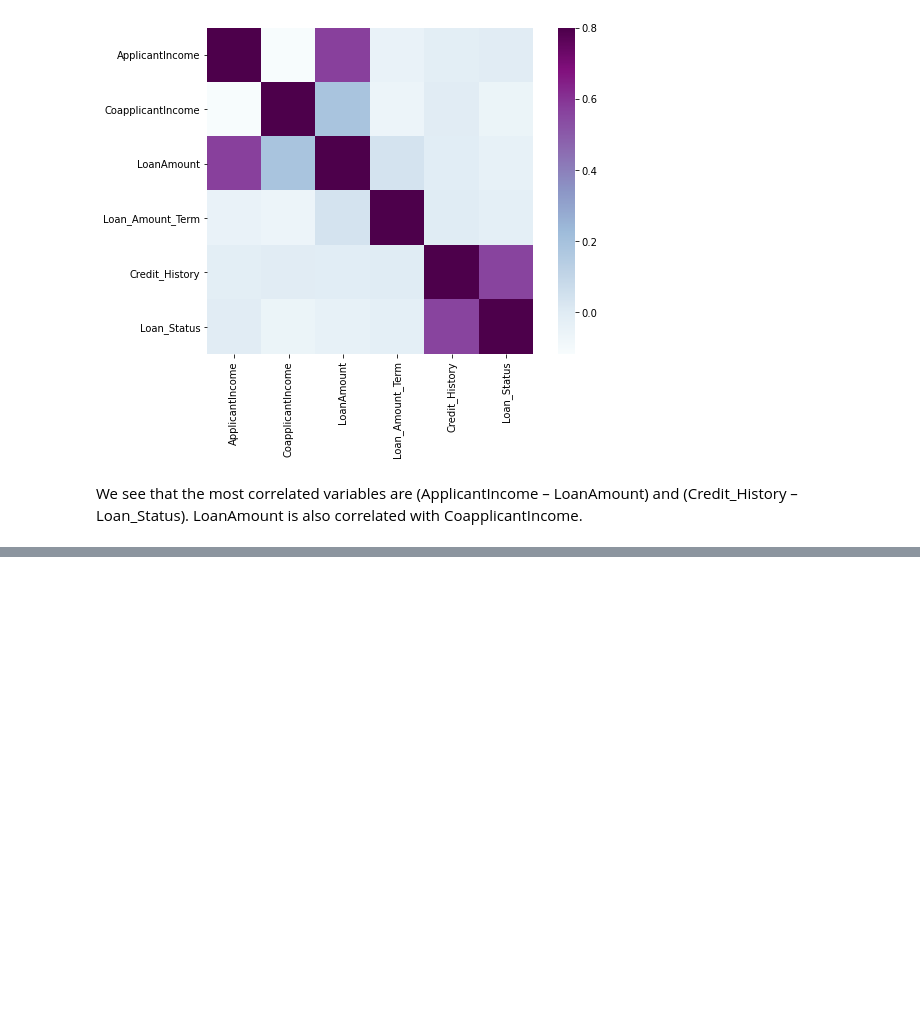
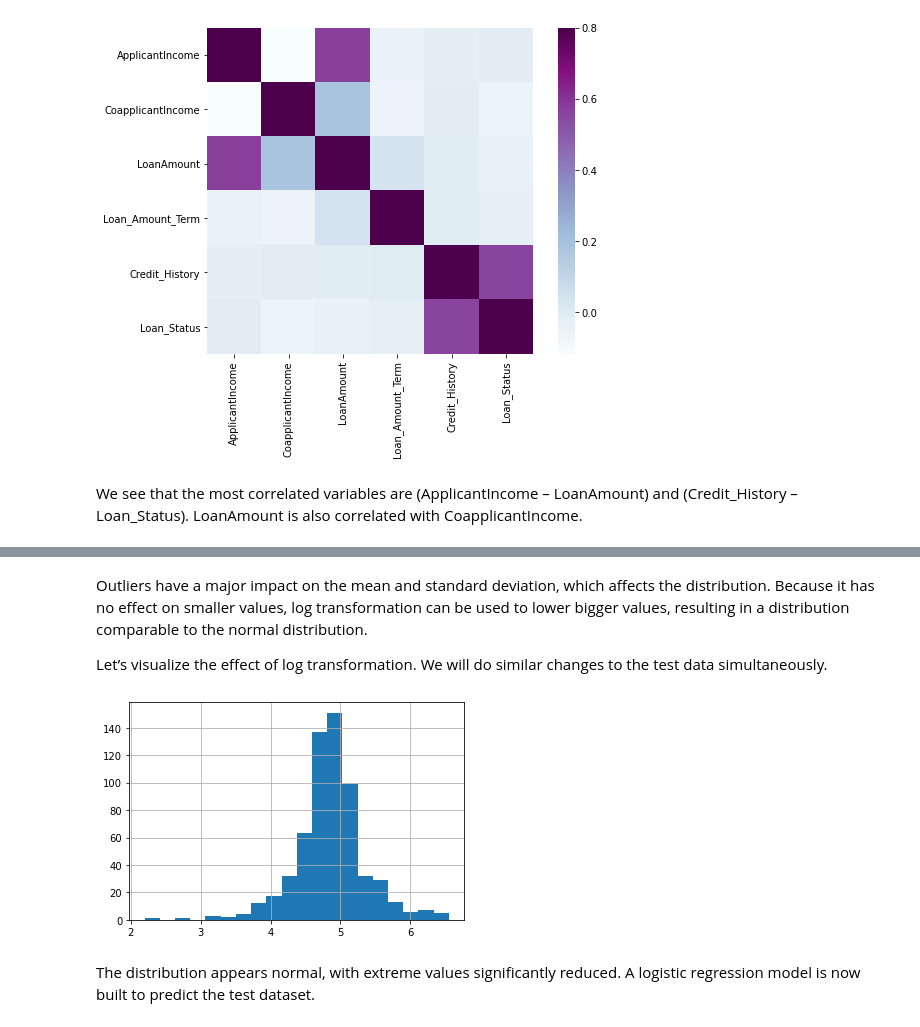
Before and after one commit to omulei/Automated-Loan-Eligibility-Prediction, a Jupyter notebook: Loan Approval Prediction using Machine Learning.ipynb, the cells around one changed output, grey strips where cells are left out. Drawn from its saved outputs; the diff is of its cells as text; code cells hidden in the pictures; blank space fills up the shorter version.

```diff
--- a/Loan Approval Prediction using Machine Learning.ipynb
+++ b/Loan Approval Prediction using Machine Learning.ipynb
@@ -449 +537,8 @@ We see that the most correlated variables are (ApplicantIncome – LoanAmount) a
+# %%
+test['Gender'].fillna(train['Gender'].mode()[0], inplace=True)
+test['Dependents'].fillna(train['Dependents'].mode()[0], inplace=True)
+test['Self_Employed'].fillna(train['Self_Employed'].mode()[0], inplace=True)
+test['Credit_History'].fillna(train['Credit_History'].mode()[0], inplace=True)
+test['Loan_Amount_Term'].fillna(train['Loan_Amount_Term'].mode()[0], inplace=True)
+test['LoanAmount'].fillna(train['LoanAmount'].median(), inplace=True)
 # %% [markdown]
@@ -451,0 +560,12 @@ We see that the most correlated variables are (ApplicantIncome – LoanAmount) a
+# %% [markdown]
+Outliers have a major impact on the mean and standard deviation, which affects the distribution. Because it has no effect on smaller values, log transformation can be used to lower bigger values, resulting in a distribution comparable to the normal distribution.
+
+Let’s visualize the effect of log transformation. We will do similar changes to the test data simultaneously.
+# %%
+train['LoanAmount_log'] = np.log(train['LoanAmount'])
+train['LoanAmount_log'].hist(bins=20)
+test['LoanAmount_log'] = np.log(test['LoanAmount'])
+# %% [output]
+[figure, added]
+# %% [markdown]
+The distribution appears normal, with extreme values significantly reduced. A logistic regression model is now built to predict the test dataset.
```
Also changed, not shown: parts of 49 cells of this notebook, 5 other files.
